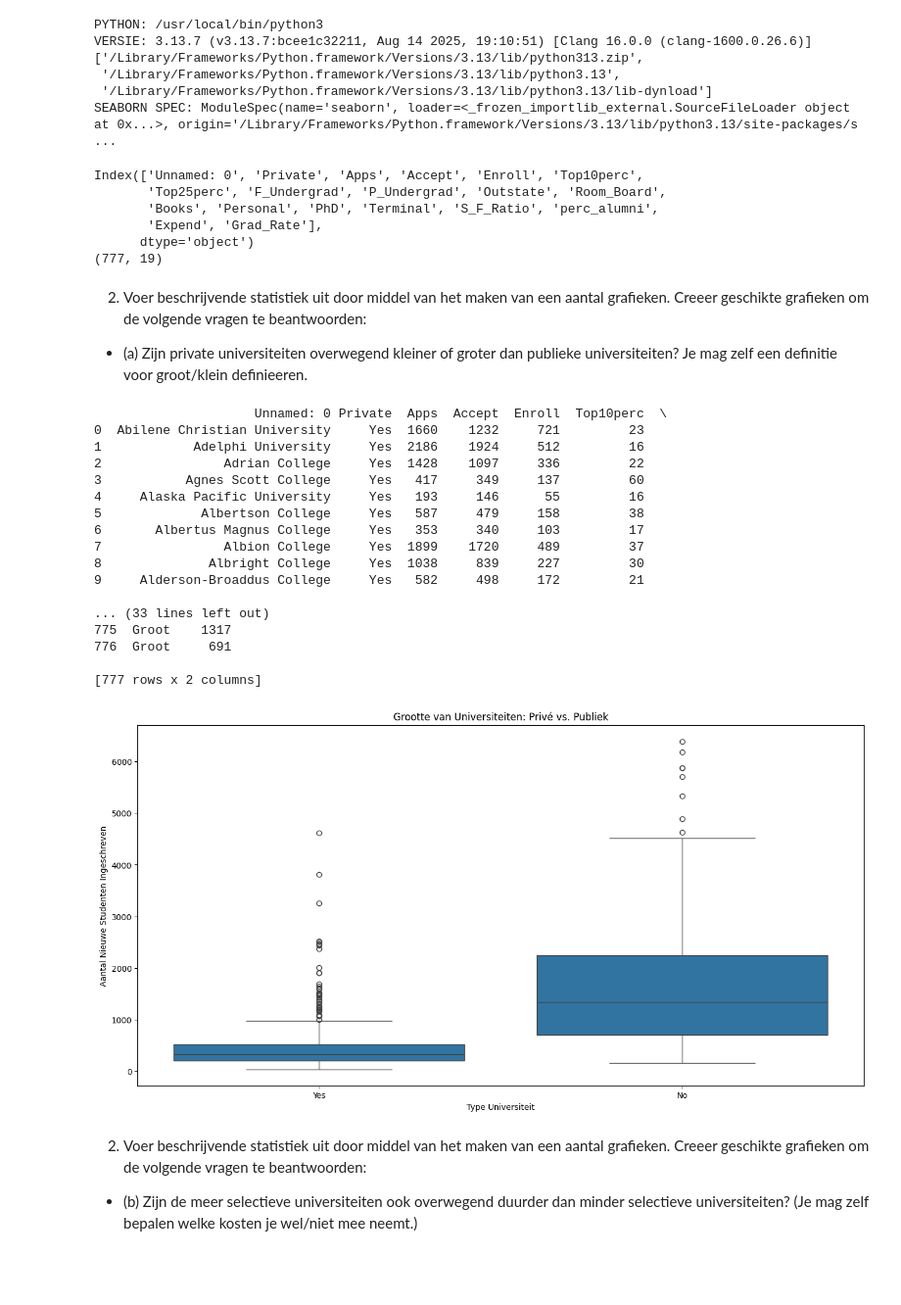
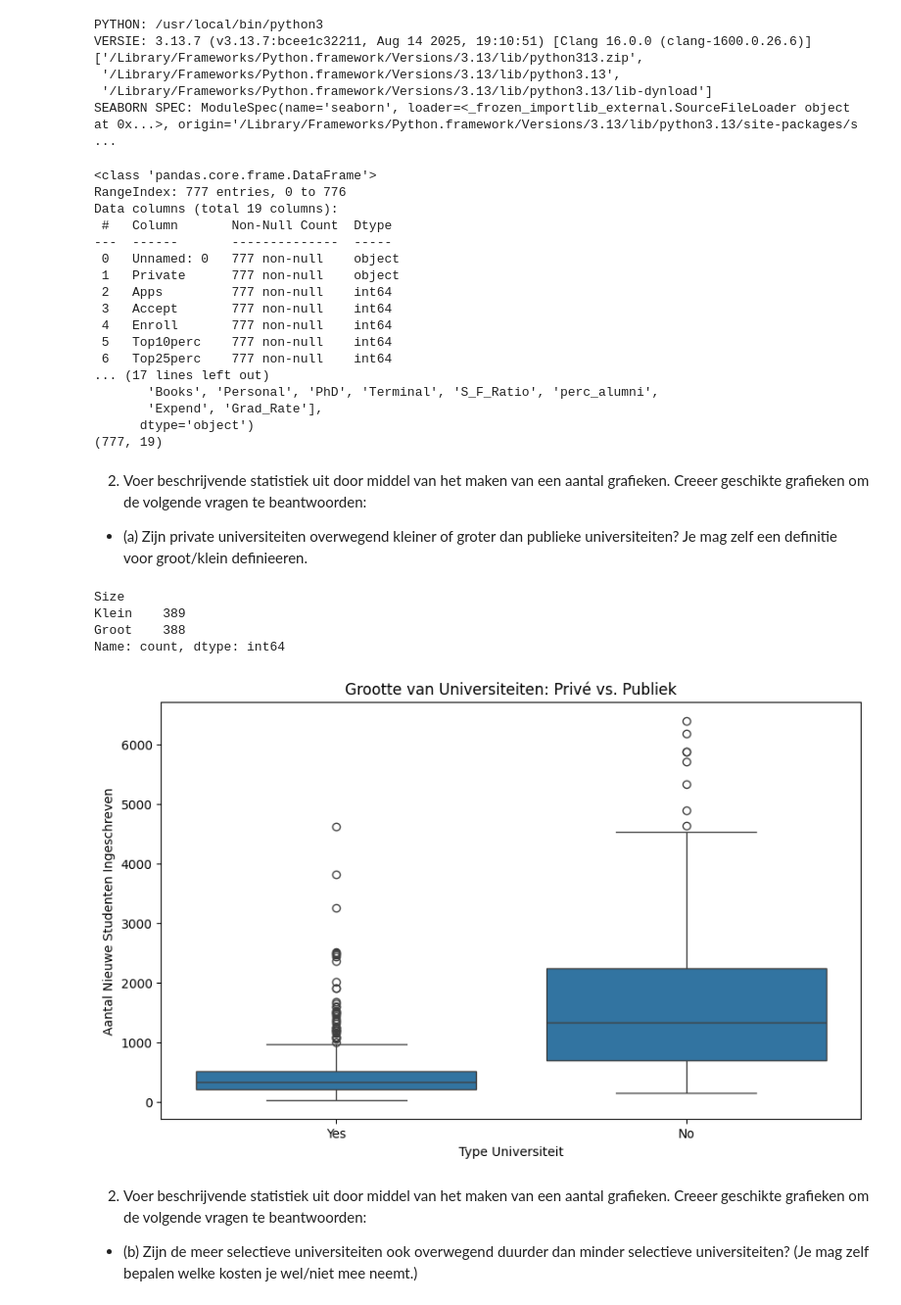
Before and after one commit to AdilVural/myPython, a Jupyter notebook: opledingCollege2026/Opdracht_StatisticsforDataScience/01_Introduction/Opdracht_1_obv_universiteitsdata.ipynb, the cells around one changed output. Shown: that part at 98% size. Cells and saved outputs as stored; diff of their text form; code cells hidden in the pictures; blank space fills up the shorter version.

Commit message:
2025-2026 - Programming & Visualization for BAAssignmentsAssignment 01
2025-2026 - Programming & Visualization for BAAssignmentsAssignment 01

```diff
--- a/opledingCollege2026/Opdracht_StatisticsforDataScience/01_Introduction/Opdracht_1_obv_universiteitsdata.ipynb
+++ b/opledingCollege2026/Opdracht_StatisticsforDataScience/01_Introduction/Opdracht_1_obv_universiteitsdata.ipynb
@@ -91,7 +91,7 @@ FIG_DIR   = "/Users/adilvural/Documents/GitHub/myPython/Opdracht_StatisticsforDa
 df = pd.read_csv(DATA_PATH, sep=",")
 df.columns = [c.replace(".", "_") for c in df.columns]
 
-#print (df.info())
+print (df.info())
 #Deze functie geeft een samenvatting van het DataFrame, inclusief het aantal niet-lege (non-null) waarden per kolom, het datatype van elke kolom en de geheugengrootte.
 #Het is handig om een overzicht te krijgen van de structuur van de data en om te controleren op ontbrekende waarden.
 
@@ -112,8 +112,19 @@ print (df.columns)
 print (df.shape)
 #Dit geeft een tuple terug met de afmetingen van het DataFrame in de vorm (aantal_rijen, aantal_kolommen). Het is handig om snel te controleren hoeveel gegevens er in het DataFrame zijn.
 # %% [output]
-Index(['Unnamed: 0', 'Private', 'Apps', 'Accept', 'Enroll', 'Top10perc',
-       'Top25perc', 'F_Undergrad', 'P_Undergrad', 'Outstate', 'Room_Board',
+<class 'pandas.core.frame.DataFrame'>
+RangeIndex: 777 entries, 0 to 776
+Data columns (total 19 columns):
+ #   Column       Non-Null Count  Dtype
+---  ------       --------------  -----
+ 0   Unnamed: 0   777 non-null    object
+ 1   Private      777 non-null    object
+ 2   Apps         777 non-null    int64
+ 3   Accept       777 non-null    int64
+ 4   Enroll       777 non-null    int64
+ 5   Top10perc    777 non-null    int64
+ 6   Top25perc    777 non-null    int64
+... (17 lines left out)
        'Books', 'Personal', 'PhD', 'Terminal', 'S_F_Ratio', 'perc_alumni',
        'Expend', 'Grad_Rate'],
       dtype='object')
@@ -125,13 +136,13 @@ Index(['Unnamed: 0', 'Private', 'Apps', 'Accept', 'Enroll', 'Top10perc',
 # Voeg een kolom 'Size' toe om de gemiddelde grootte te definiëren
 # aan de hand van Inschrijving (Enroll): Aantal nieuwe ingeschreven studenten kunnen we bepalen of een universiteit groot of klein is!
 
-print(df.head(10))  # Print de eerste 10 rijen
+#print(df.head(10))  # Print de eerste 10 rijen
 
 df['Size'] = df['Enroll'].apply(lambda x: 'Groot' if x > df['Enroll'].median() else 'Klein')
 
-#print (df['Size'].value_counts())
-result = df[['Size', 'Enroll']]
-print(result)
+print (df['Size'].value_counts())
+#result = df[['Size', 'Enroll']]
+#print(result)
 
 
 #conclusie:
@@ -146,33 +157,20 @@ print(result)
 #Daarom is het kiezen van enroll=inschrijving als maatstaf voor universiteitsgrootte, met de mediaan als analysemethode, zowel logisch als effectiever.
 #Het geeft een duidelijker en objectiever beeld van de grootte van verschillende universiteiten en stelt ons in staat om beter geïnformeerde conclusies te trekken over trends in het hoger onderwijs.
 # %% [output]
-                     Unnamed: 0 Private  Apps  Accept  Enroll  Top10perc  \
-0  Abilene Christian University     Yes  1660    1232     721         23
-1            Adelphi University     Yes  2186    1924     512         16
-2                Adrian College     Yes  1428    1097     336         22
-3           Agnes Scott College     Yes   417     349     137         60
-4     Alaska Pacific University     Yes   193     146      55         16
-5             Albertson College     Yes   587     479     158         38
-6       Albertus Magnus College     Yes   353     340     103         17
-7                Albion College     Yes  1899    1720     489         37
-8              Albright College     Yes  1038     839     227         30
-9     Alderson-Broaddus College     Yes   582     498     172         21
-
-... (33 lines left out)
-775  Groot    1317
-776  Groot     691
-
-[777 rows x 2 columns]
+Size
+Klein    389
+Groot    388
+Name: count, dtype: int64
 # %%
 # Een boxplot om de grootte van private versus publieke universiteiten te vergelijken
-plt.figure(figsize=(16, 8))
+plt.figure(figsize=(10, 6))
 sns.boxplot(x='Private', y='Enroll', data=df)
 plt.title('Grootte van Universiteiten: Privé vs. Publiek')
 plt.ylabel('Aantal Nieuwe Studenten Ingeschreven')
 plt.xlabel('Type Universiteit')
 plt.show()
 # %% [output]
-[figure, old version]
+[figure, new version]
 # %% [markdown]
 2. Voer beschrijvende statistiek uit door middel van het maken van een aantal grafieken. Creeer geschikte grafieken om de volgende vragen te beantwoorden:
 - (b) Zijn de meer selectieve universiteiten ook overwegend duurder dan minder selectieve universiteiten? (Je mag zelf bepalen welke kosten je wel/niet mee neemt.)
```
Also changed, not shown: parts of 5 cells of this notebook, 9 other files.
